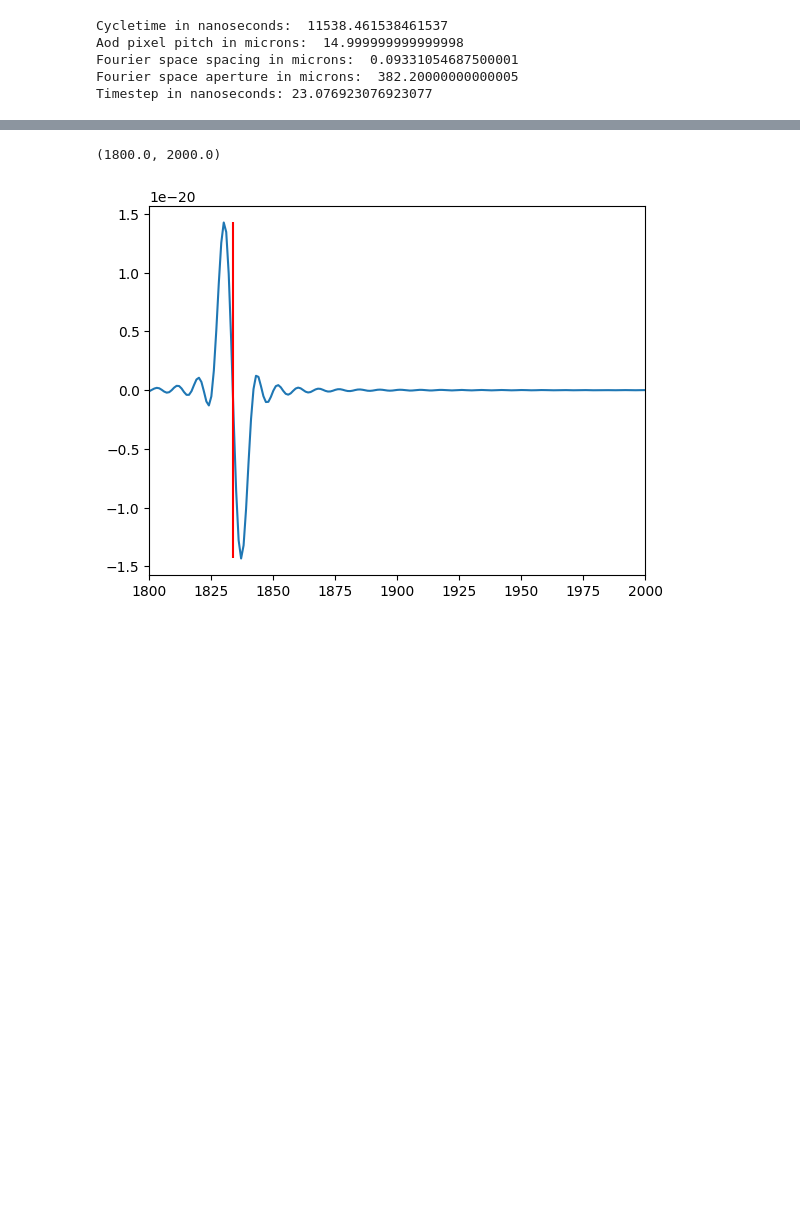
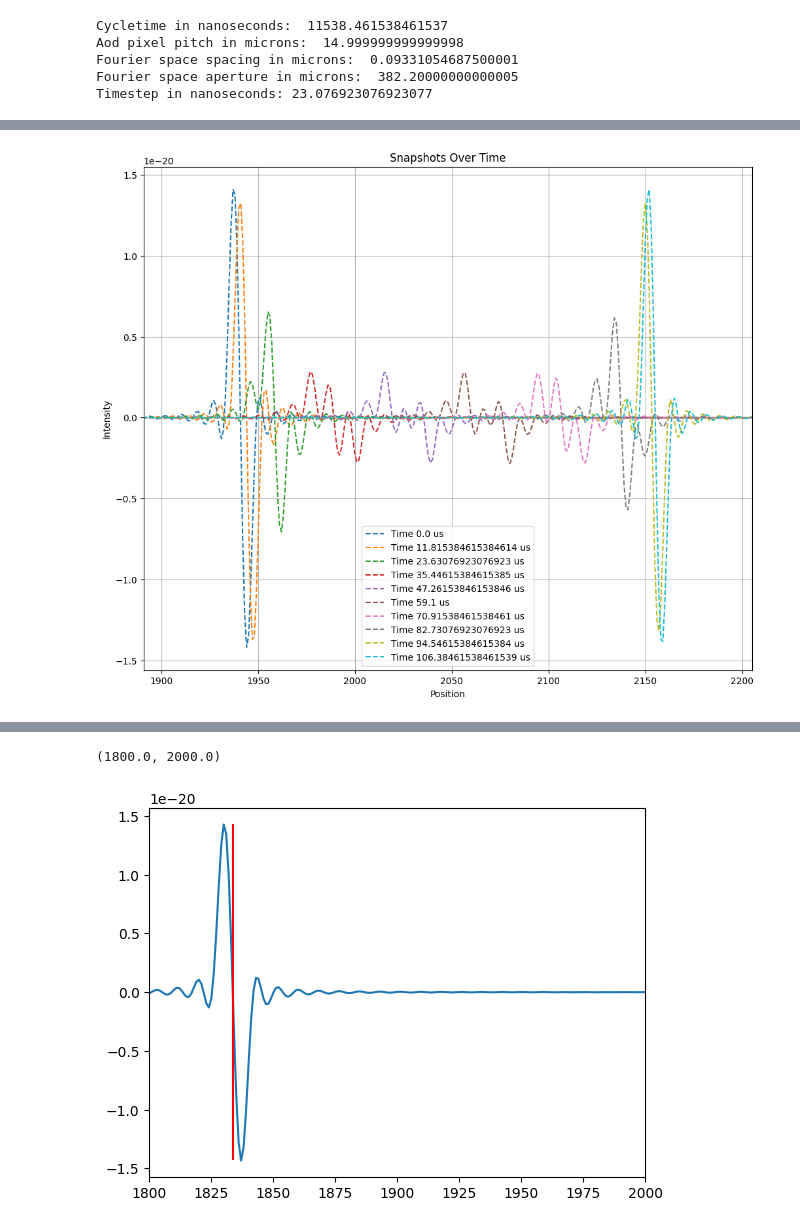
Before and after one commit to nsong03/Ultracold-Research, a Jupyter notebook: TweezerOptimization/AWGwaveformoptimization.ipynb, the cells around one changed output, grey strips where cells are left out. Saved outputs shown, nothing was run; the diff lists cells and outputs as text; code cells hidden in the pictures; blank space fills up the shorter version.

```diff
--- a/TweezerOptimization/AWGwaveformoptimization.ipynb
+++ b/TweezerOptimization/AWGwaveformoptimization.ipynb
@@ -336,0 +275,3 @@ def opt_forces_Legendre(fittedwaveform, desiredpositions, desiredacceleration, f
+# %%
+optimized_forces = retrieveforces(exponentialphaseresponse(optimizedwaveform), globalvariables, 10, True)
+optimized_potentials = retrievepotentials(exponentialphaseresponse(optimizedwaveform), globalvariables, 10, True)
@@ -336,0 +324,4 @@ def opt_forces_Legendre(fittedwaveform, desiredpositions, desiredacceleration, f
+# %%
+plot_snapshots(optimized_forces, 10, globalvariables, (12,10), filterOn=True)
+# %% [output]
+[figure, added]
```
Also changed, not shown: parts of 14 cells of this notebook, 2 other files.
